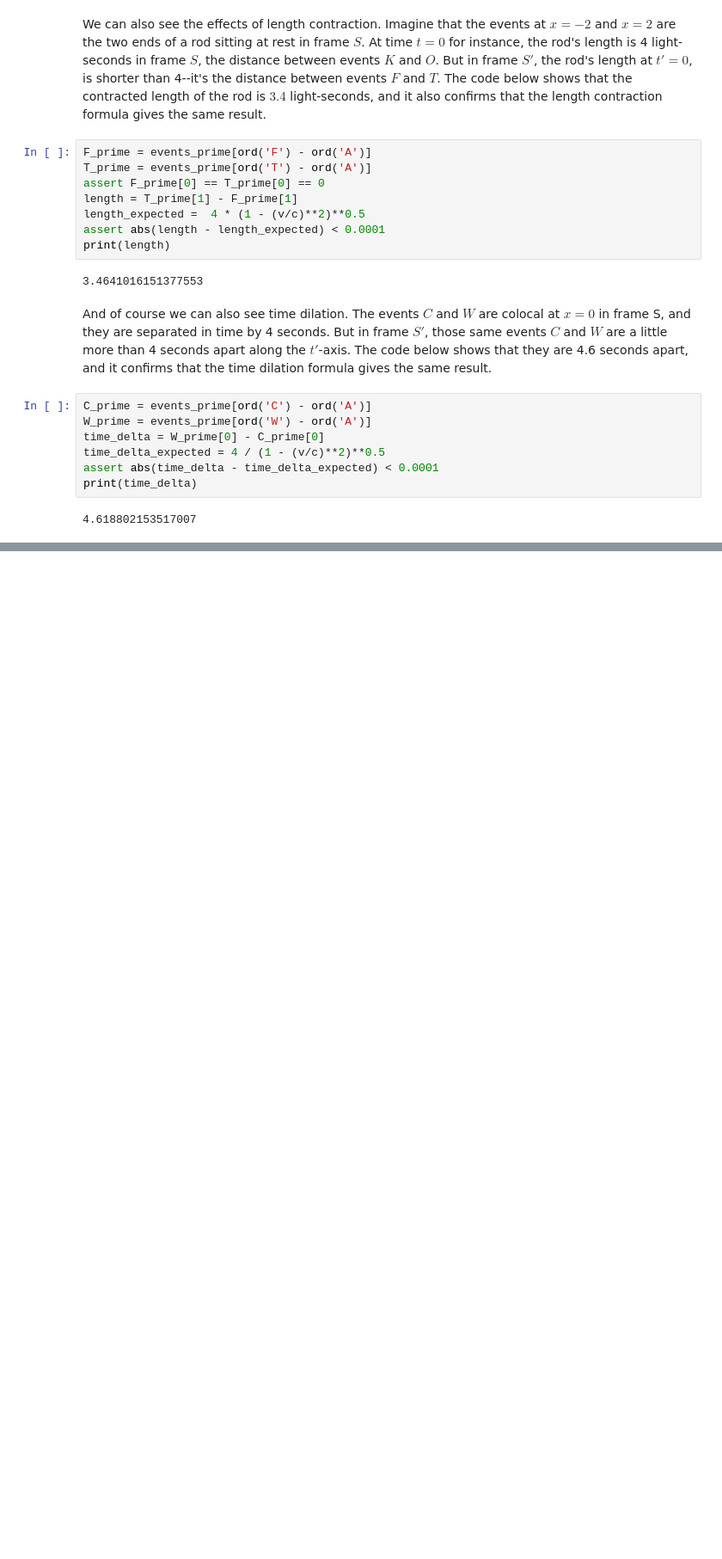
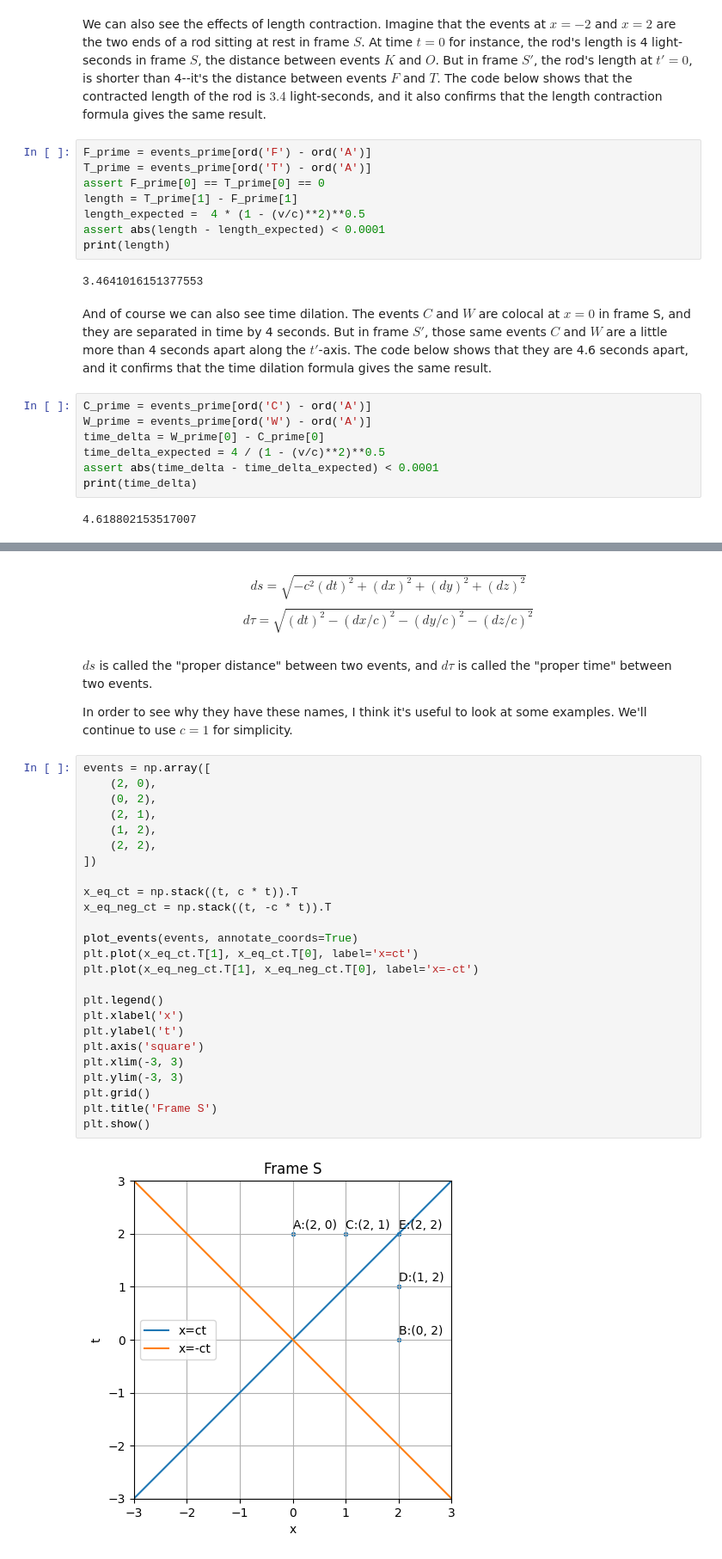
Before and after one commit to kurtamohler/physics-sims, a Jupyter notebook: notebooks/Special Relativity.ipynb, the cells around one changed output, grey strips where cells are left out. Shown at 86% size. Cells and saved outputs as stored; diff of their text form; blank space fills up the shorter version.

Commit message:
Add notes on distance and 4-velocity in special relativity

```diff
--- a/notebooks/Special Relativity.ipynb
+++ b/notebooks/Special Relativity.ipynb
@@ -413,0 +441,34 @@ print(time_delta)
+# %% [markdown]
+$$ ds = \sqrt{-c^2(dt)^2 + (dx)^2 + (dy)^2 + (dz)^2} $$
+$$ d\tau = \sqrt{(dt)^2 - (dx/c)^2 - (dy/c)^2 - (dz/c)^2} $$
+# %% [markdown]
+$ds$ is called the "proper distance" between two events, and $d\tau$ is called the "proper time" between two events.
+
+In order to see why they have these names, I think it's useful to look at some examples. We'll continue to use $c=1$ for simplicity.
+# %%
+events = np.array([
+    (2, 0),
+    (0, 2),
+    (2, 1),
+    (1, 2),
+    (2, 2),
+])
+
+x_eq_ct = np.stack((t, c * t)).T
+x_eq_neg_ct = np.stack((t, -c * t)).T
+
+plot_events(events, annotate_coords=True)
+plt.plot(x_eq_ct.T[1], x_eq_ct.T[0], label='x=ct')
+plt.plot(x_eq_neg_ct.T[1], x_eq_neg_ct.T[0], label='x=-ct')
+
+plt.legend()
+plt.xlabel('x')
+plt.ylabel('t')
+plt.axis('square')
+plt.xlim(-3, 3)
+plt.ylim(-3, 3)
+plt.grid()
+plt.title('Frame S')
+plt.show()
+# %% [output]
+[figure, added]
```
Also changed, not shown: parts of 21 cells of this notebook.
